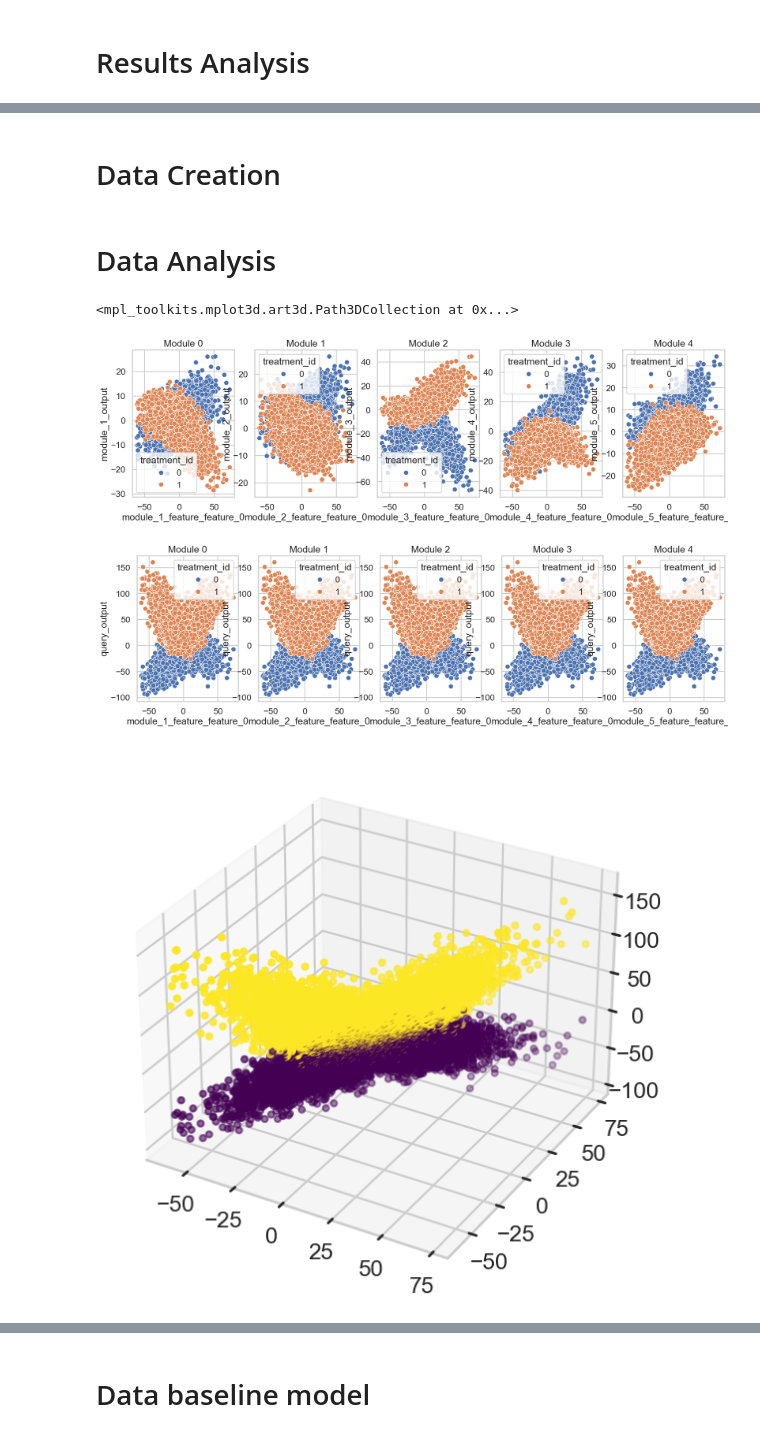
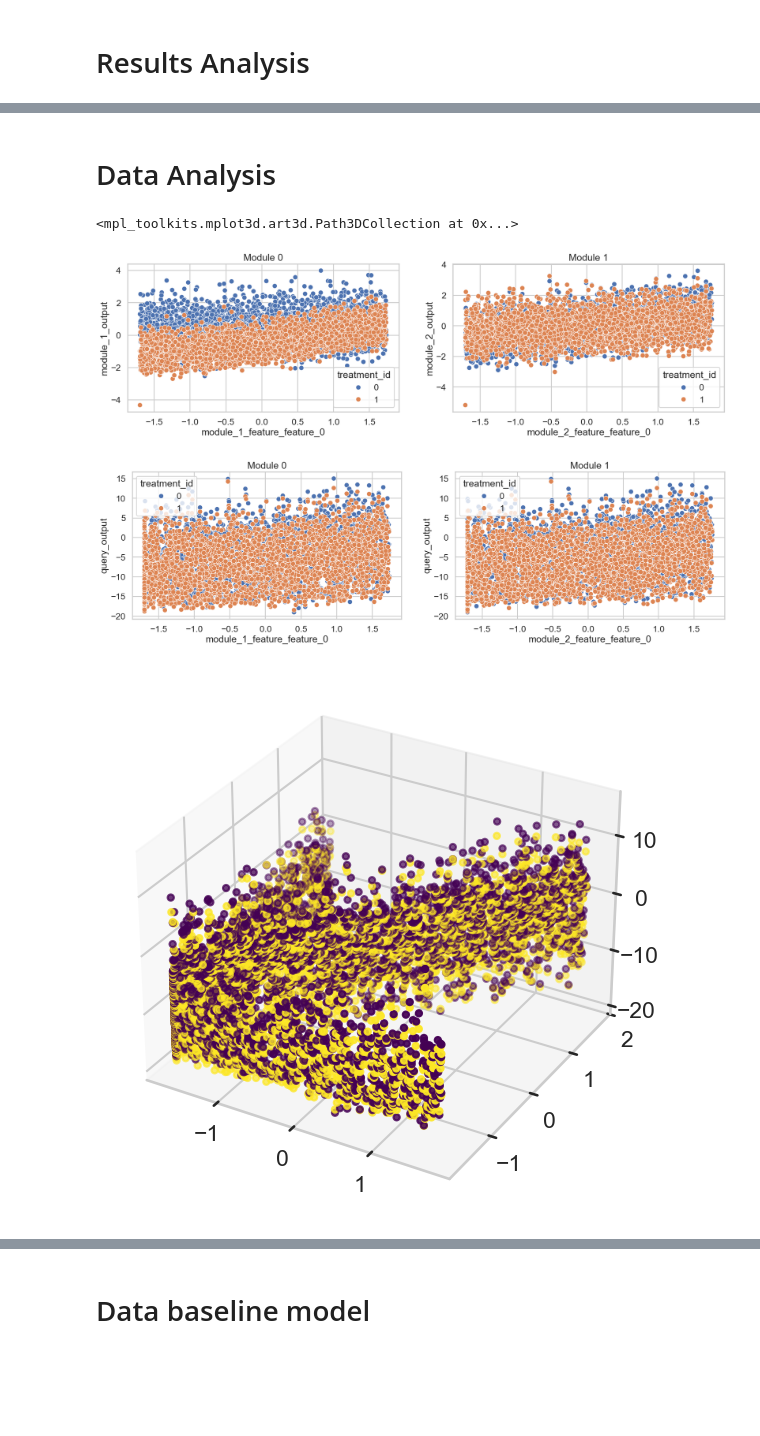
Before and after one commit to KDL-umass/compositional_models_cate, a Jupyter notebook: notebooks/synthetic_dgp_analysis.ipynb, the cells around one changed output, grey strips where cells are left out. Drawn from its saved outputs; the diff is of its cells as text; code cells hidden in the pictures; blank space fills up the shorter version.

```diff
--- a/notebooks/synthetic_dgp_analysis.ipynb
+++ b/notebooks/synthetic_dgp_analysis.ipynb
@@ -1,10 +1,14 @@
 # %%
+# autoreload
+%load_ext autoreload
+%autoreload 2
 import argparse
 import json
 import os
 import warnings
 import sys
-sys.path.append("/Users/ppruthi/research/compositional_models/compositional_models_cate")
+
+sys.path.append("../")
 
 import pandas as pd
 from sklearn.metrics import r2_score
@@ -21,18 +25,18 @@ def parse_arguments():
     parser.add_argument("--domain", type=str, default="synthetic_data", help="Domain")
     parser.add_argument("--biasing_covariate", type=str, default="feature_sum", help="Biasing covariate")
     parser.add_argument("--bias_strength", type=float, default=0, help="Bias strength")
-    parser.add_argument("--scale", type=bool, default=True, help="Scale data")
-    parser.add_argument("--num_modules", type=int, default=10, help="Number of modules")
-    parser.add_argument("--num_feature_dimensions", type=int, default=100, help="Number of feature dimensions")
+    parser.add_argument("--scale", type=bool, default=False, help="Scale data")
+    parser.add_argument("--num_modules", type=int, default=4, help="Number of modules")
+    parser.add_argument("--num_feature_dimensions", type=int, default=10, help="Number of feature dimensions")
     parser.add_argument("--num_samples", type=int, default=10000, help="Number of samples")
-    parser.add_argument("--module_function_type", type=str, default="mlp", help="Module function type")
+    parser.add_argument("--module_function_type", type=str, default="quadratic", help="Module function type")
     parser.add_argument("--composition_type", type=str, default="parallel", help="Composition type")
-    parser.add_argument("--resample", type=bool, default=False, help="Resample data")
+    parser.add_argument("--resample", type=bool, default=True, help="Resample data")
     parser.add_argument("--seed", type=int, default=42, help="Seed for reproducibility")
     parser.add_argument("--fixed_structure", type=bool, default=True, help="Fixed structure flag")
-    parser.add_argument("--data_dist", type=str, default="normal", help="Data distribution")
+    parser.add_argument("--data_dist", type=str, default="uniform", help="Data distribution")
     parser.add_argument("--heterogeneity", type=float, default=1.0, help="Heterogeneity")
-    parser.add_argument("--split_type", type=str, default="iid", help="Split type")
+    parser.add_argument("--split_type", type=str, default="ood", help="Split type")
     # hidden_dim
     parser.add_argument("--hidden_dim", type=int, default=64, help="Hidden dimension")
     # epochs
@@ -50,7 +54,7 @@ def parse_arguments():
     # use_subset_features
     parser.add_argument("--use_subset_features", type=bool, default=False, help="Use subset features")
     # generate trees systematically for creating OOD data
-    parser.add_argument("--systematic", type=bool, default=False, help="Generate trees systematically")
+    parser.add_argument("--systematic", type=bool, default=True, help="Generate trees systematically")
     return parser.parse_args(args=[])
 
 def setup_directories(args):
@@ -187,21 +106,0 @@ FileNotFoundError: [Errno 2] No such file or directory: 'None/input_scaler_9.pkl
-# %%
-print("Training Additive Model")
-additive_combined_train_df, additive_combined_test_df, module_csvs = get_additive_model_effects(
-    csv_path, obs_data_path, train_qids, test_qids, hidden_dim=args.hidden_dim, epochs=args.epochs,
-    batch_size=args.batch_size, output_dim=args.output_dim, underlying_model_class=args.underlying_model_class, scale=args.scale, scaler_path=scaler_path
-)
-results["Additive_train"] = calculate_metrics(additive_combined_train_df["ground_truth_effect"], additive_combined_train_df["estimated_effect"])
-results["Additive_test"] = calculate_metrics(additive_combined_test_df["ground_truth_effect"], additive_combined_test_df["estimated_effect"])
-
-# Save results and CSVs
-results_path = f"{main_dir}/results/results_{args.data_dist}_{args.module_function_type}_{args.composition_type}_covariates_shared_{args.covariates_shared}_underlying_model_{args.underlying_model_class}_use_subset_features_{args.use_subset_features}_systematic_{args.systematic}"
-os.makedirs(results_path, exist_ok=True)
-with open(f"{results_path}/results_{args.num_modules}_{args.num_feature_dimensions}.json", "w") as f:
-    json.dump(results, f)
-
-results_csv_folder = f"{main_dir}/results/csvs"
-os.makedirs(results_csv_folder, exist_ok=True)
-# Save combined_df_test and module_csvs here
-
-print(f"Results saved at {results_path}")
-print(f"CSVs saved at {results_csv_folder}")
@@ -299,35 +334,33 @@ FileNotFoundError: [Errno 2] No such file or directory: '/work/pi_jensen_umass_e
-# %% [markdown]
-# Data Creation
 # %% [markdown]
 # Data Analysis
 # %%
 # Hypotheses to test
 # 1. Each component output is a quadratic function of the input features.
 # 2. Plot final output vs input features.
 
 # Hypothesis 1
 # plot 1
 import matplotlib.pyplot as plt
 import seaborn as sns
 sns.set(style="whitegrid")
 sns.set_context("talk")
-max_modules = 5
+max_modules = 2
 fig, ax = plt.subplots(1, max_modules, figsize=(20, 5))
 for i in range(max_modules):
     sns.scatterplot(x=f"module_{i+1}_feature_feature_0", y=f"module_{i+1}_output", data=data, ax=ax[i],hue="treatment_id")
     ax[i].set_title(f"Module {i}")
 
 fig, ax = plt.subplots(1, max_modules, figsize=(20, 5))
 for i in range(max_modules):
     sns.scatterplot(x=f"module_{i+1}_feature_feature_0", y=f"query_output", data=data, ax=ax[i],hue="treatment_id")
     ax[i].set_title(f"Module {i}")
 
 # Have a 3D plot for two features and one output
 fig = plt.figure(figsize=(10, 7))
 ax = fig.add_subplot(111, projection='3d')
 ax.scatter(data["module_1_feature_feature_0"], data["module_2_feature_feature_0"], data["query_output"], c=data["treatment_id"], cmap='viridis')
 # %% [output]
 <mpl_toolkits.mplot3d.art3d.Path3DCollection at 0x...>
-[figure, old version]
+[figure, new version]
-[figure, old version]
+[figure, new version]
-[figure, old version]
+[figure, new version]
```
Also changed, not shown: parts of 19 cells of this notebook, 2 other files.
